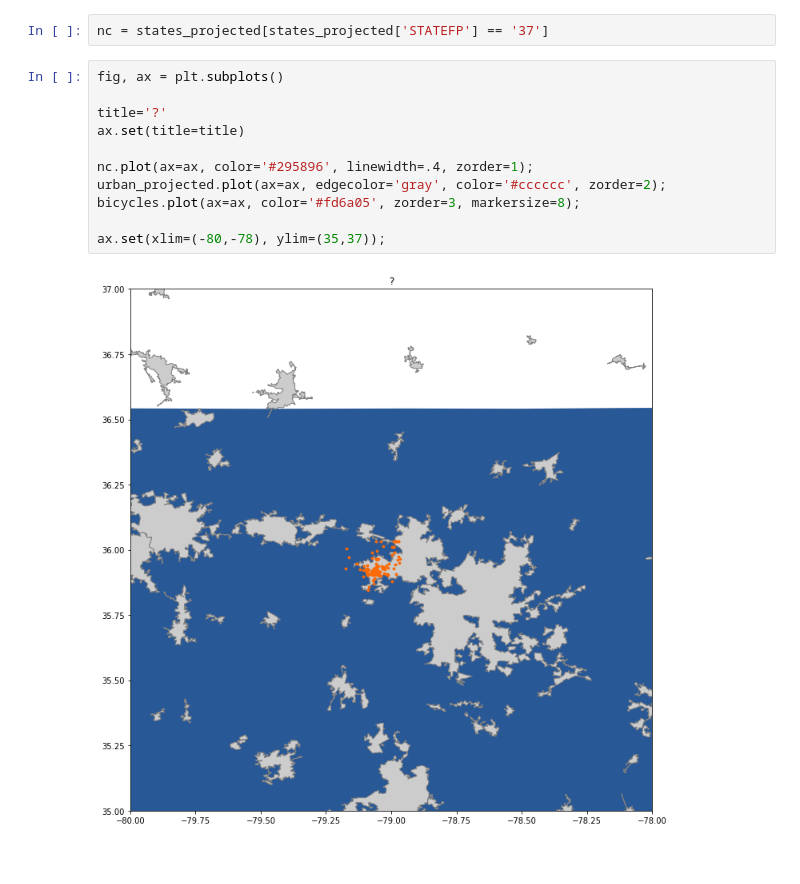
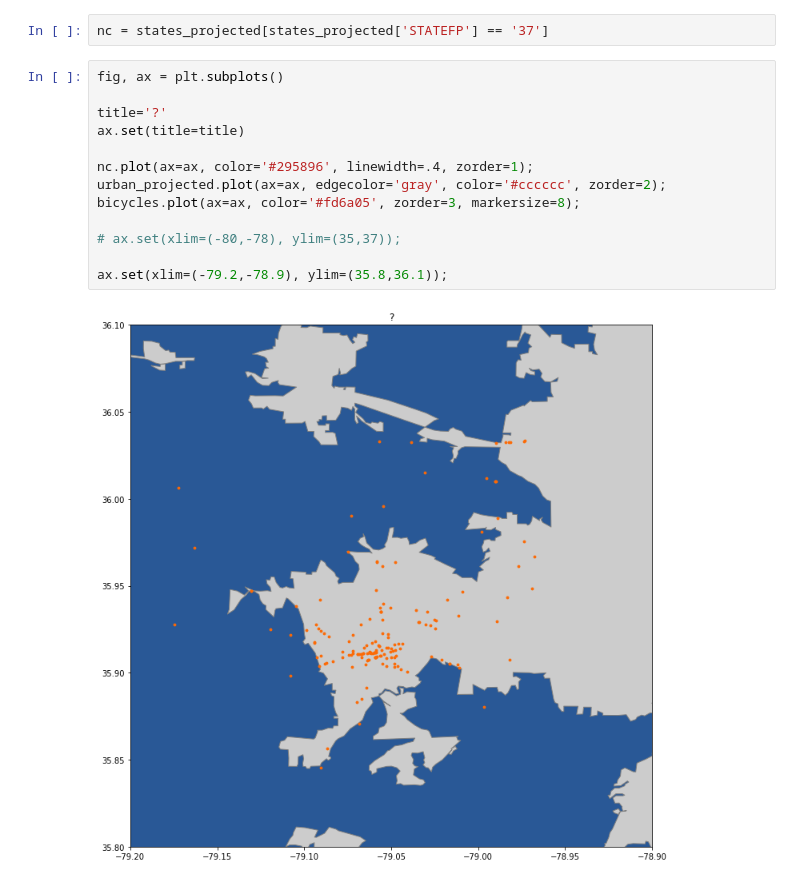
Before and after one commit to mahorn/bicycle-crashes, a Jupyter notebook: bici-buffering-clipping.ipynb, the cells around one changed output. Saved outputs shown, nothing was run; the diff lists cells and outputs as text.

```diff
--- a/bici-buffering-clipping.ipynb
+++ b/bici-buffering-clipping.ipynb
@@ -96,13 +96,15 @@ nc = states_projected[states_projected['STATEFP'] == '37']
 # %%
 fig, ax = plt.subplots()
 
 title='?'
 ax.set(title=title)
 
 nc.plot(ax=ax, color='#295896', linewidth=.4, zorder=1);
 urban_projected.plot(ax=ax, edgecolor='gray', color='#cccccc', zorder=2);
 bicycles.plot(ax=ax, color='#fd6a05', zorder=3, markersize=8);
 
-ax.set(xlim=(-80,-78), ylim=(35,37));
+# ax.set(xlim=(-80,-78), ylim=(35,37));
+
+ax.set(xlim=(-79.2,-78.9), ylim=(35.8,36.1));
 # %% [output]
-[figure, old version]
+[figure, new version]
```
